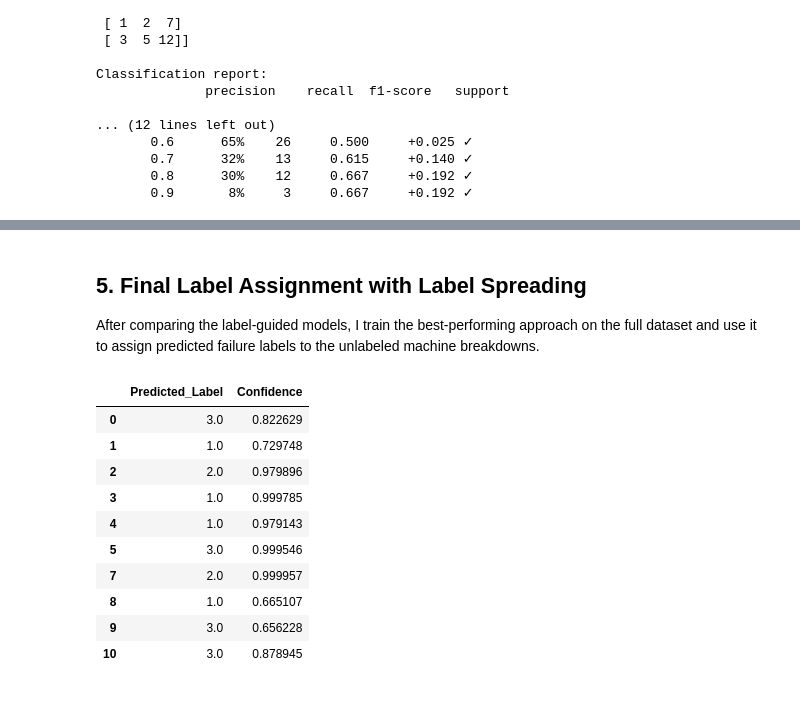
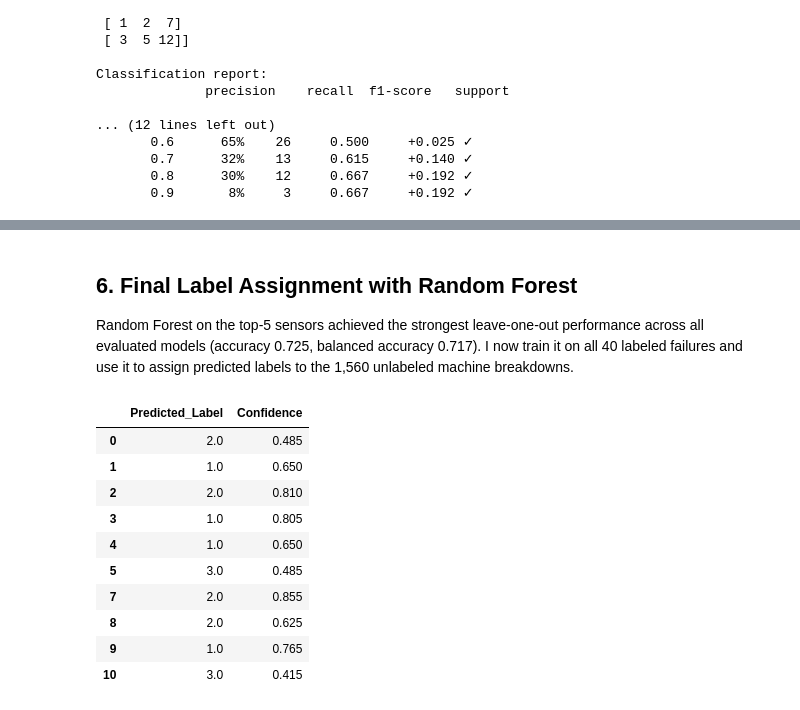
Before and after one commit to hadareal/sensor-failure-clustering, a Jupyter notebook: notebook/01_sensor_clustering.ipynb, the cells around one changed output, grey strips where cells are left out. Saved outputs shown, nothing was run; the diff lists cells and outputs as text; code cells hidden in the pictures.

```diff
--- a/notebook/01_sensor_clustering.ipynb
+++ b/notebook/01_sensor_clustering.ipynb
@@ -1380,44 +1481,38 @@ Label Spreading     0.525          0.500     0.521
 # %% [markdown]
-## 5. Final Label Assignment with Label Spreading
+## 6. Final Label Assignment with Random Forest
 
-After comparing the label-guided models, I train the best-performing approach on the full dataset and use it to assign predicted failure labels to the unlabeled machine breakdowns.
+Random Forest on the top-5 sensors achieved the strongest leave-one-out performance across all evaluated models (accuracy 0.725, balanced accuracy 0.717). I now train it on all 40 labeled failures and use it to assign predicted labels to the 1,560 unlabeled machine breakdowns.
 # %%
-from sklearn.semi_supervised import LabelSpreading
+from sklearn.ensemble import RandomForestClassifier
 
-# Train the final Label Spreading model on all available data
+# Train the final Random Forest model on all 40 labeled samples
 # using the top 5 most discriminative sensors
-X_top5 = df[top_5_sensors].to_numpy()
-y_semi = df["Label"].copy().fillna(-1).to_numpy()
+X_labeled_top5_final = labeled_df[top_5_sensors].to_numpy()
+y_labeled_final = labeled_df["Label"].to_numpy()
 
-final_ls_model = LabelSpreading(kernel="rbf", gamma=20, max_iter=1000)
-final_ls_model.fit(X_top5, y_semi)
+final_rf_model = RandomForestClassifier(n_estimators=200, random_state=42)
+final_rf_model.fit(X_labeled_top5_final, y_labeled_final)
 
-# Predicted labels for all samples
-final_ls_pred = final_ls_model.transduction_
+# Predict labels and confidence scores for all unlabeled failures
+X_unlabeled_top5 = df.loc[~labeled_mask, top_5_sensors].to_numpy()
 
-# Predicted label distributions (used as confidence scores)
-final_ls_proba = final_ls_model.label_distributions_
-
-# Keep results only for the originally unlabeled failures
 final_unlabeled_results = df.loc[~labeled_mask].copy()
-final_unlabeled_results["Predicted_Label"] = final_ls_pred[~labeled_mask]
-
-# Confidence = maximum predicted probability
-final_unlabeled_results["Confidence"] = final_ls_proba[~labeled_mask].max(axis=1)
+final_unlabeled_results["Predicted_Label"] = final_rf_model.predict(X_unlabeled_top5)
+final_unlabeled_results["Confidence"] = final_rf_model.predict_proba(X_unlabeled_top5).max(axis=1)
 
 final_unlabeled_results[["Predicted_Label", "Confidence"]].head(10)
 # %% [output]
 |  | Predicted_Label | Confidence |
-| 0 | 3.0 | 0.822629 |
-| 1 | 1.0 | 0.729748 |
-| 2 | 2.0 | 0.979896 |
-| 3 | 1.0 | 0.999785 |
-| 4 | 1.0 | 0.979143 |
-| 5 | 3.0 | 0.999546 |
-| 7 | 2.0 | 0.999957 |
-| 8 | 1.0 | 0.665107 |
-| 9 | 3.0 | 0.656228 |
-| 10 | 3.0 | 0.878945 |
+| 0 | 2.0 | 0.485 |
+| 1 | 1.0 | 0.650 |
+| 2 | 2.0 | 0.810 |
+| 3 | 1.0 | 0.805 |
+| 4 | 1.0 | 0.650 |
+| 5 | 3.0 | 0.485 |
+| 7 | 2.0 | 0.855 |
+| 8 | 2.0 | 0.625 |
+| 9 | 1.0 | 0.765 |
+| 10 | 3.0 | 0.415 |
 # %%
 print(final_unlabeled_results["Predicted_Label"].value_counts().sort_index().to_string())
 print(final_unlabeled_results["Confidence"].describe().to_string())
```
Also changed, not shown: parts of 12 cells of this notebook, 4 other files.
